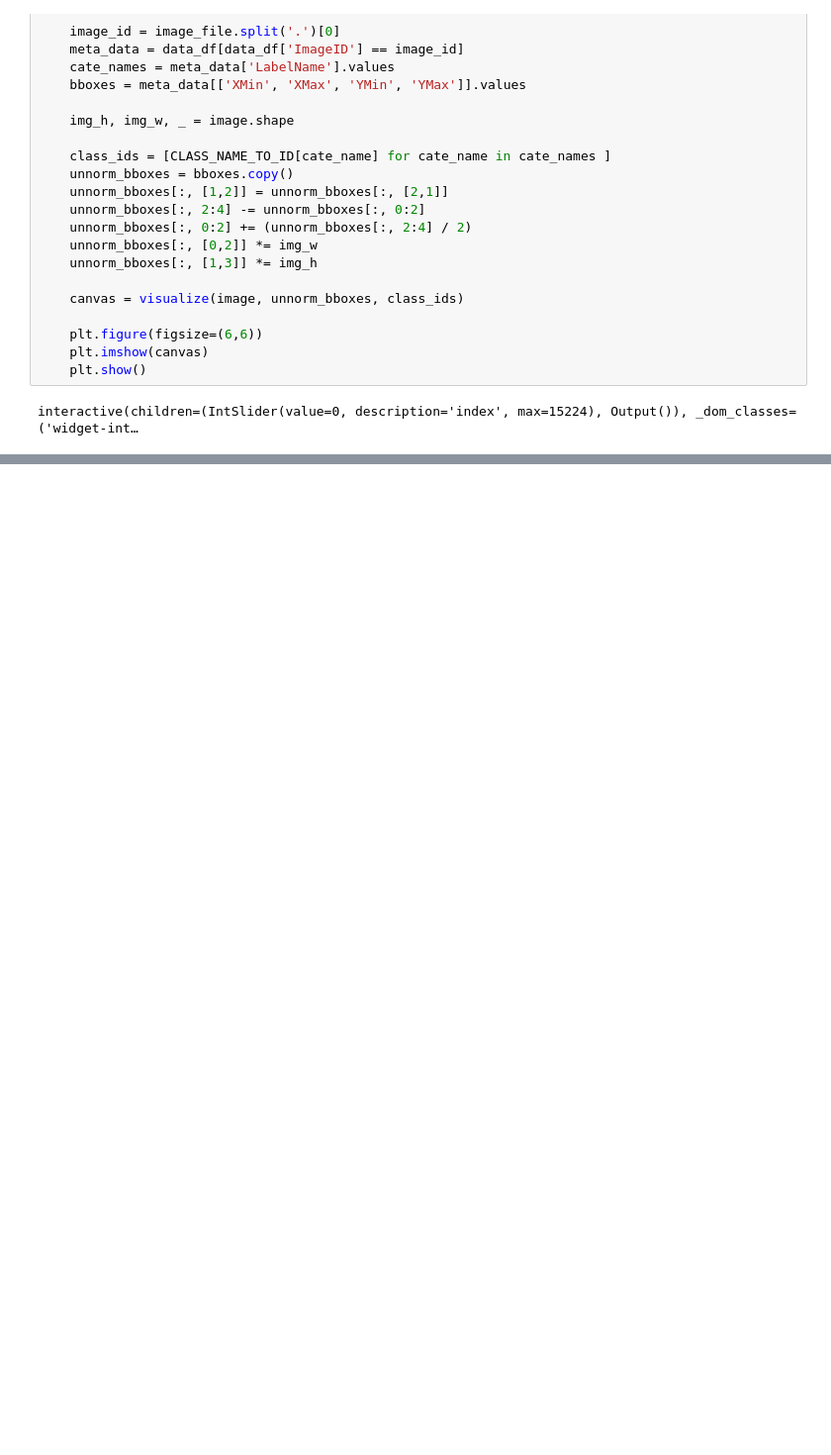
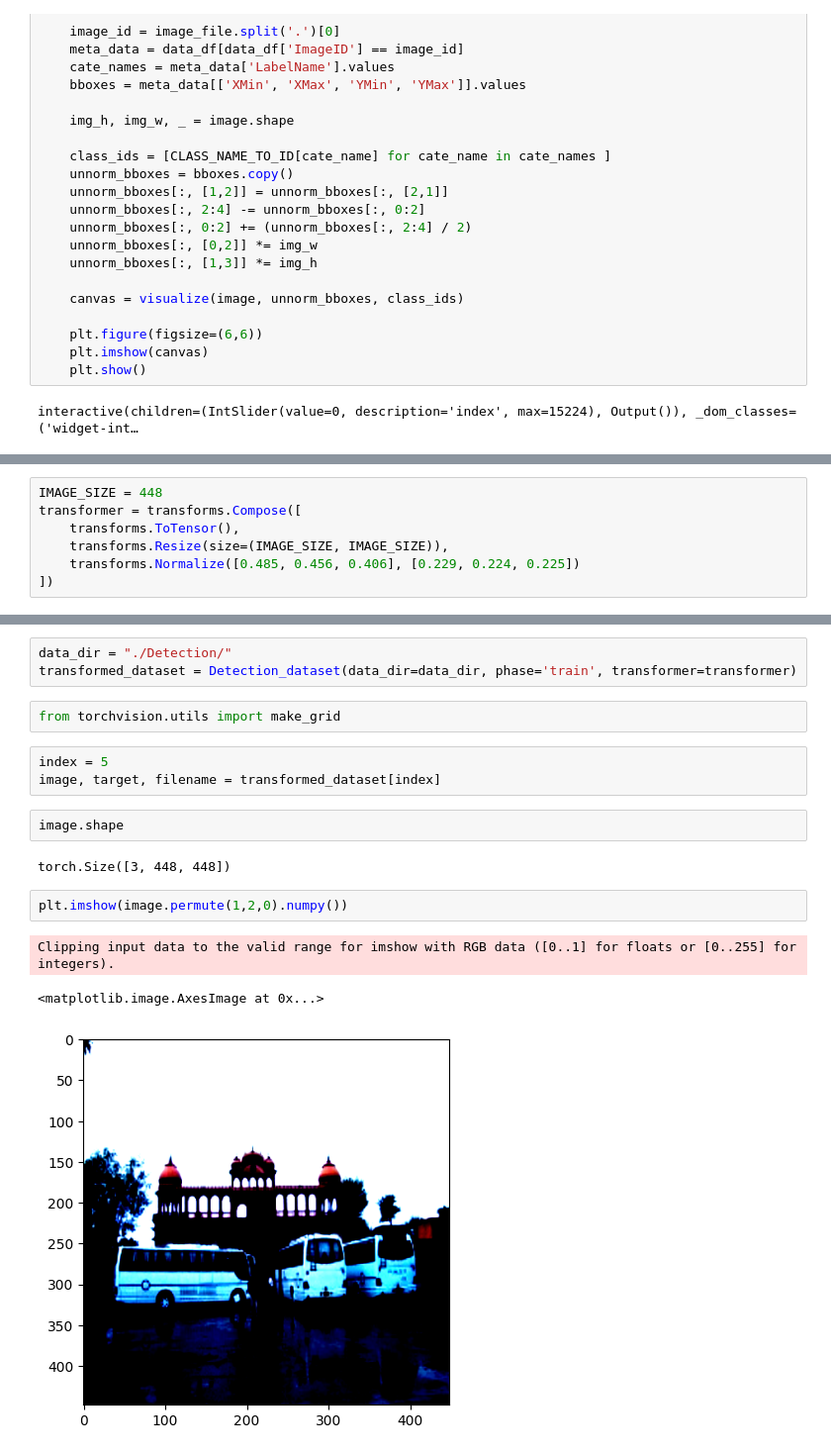
Before and after one commit to jeong1suk/ObjectDetection, a Jupyter notebook: object_detection.ipynb, the cells around one changed output, grey strips where cells are left out. Shown at 99% size. Drawn from its saved outputs; the diff is of its cells as text; blank space fills up the shorter version.

```diff
--- a/object_detection.ipynb
+++ b/object_detection.ipynb
@@ -133,0 +284,7 @@ interactive(children=(IntSlider(value=0, description='index', max=15224), Output
+# %%
+IMAGE_SIZE = 448
+transformer = transforms.Compose([
+    transforms.ToTensor(),
+    transforms.Resize(size=(IMAGE_SIZE, IMAGE_SIZE)),
+    transforms.Normalize([0.485, 0.456, 0.406], [0.229, 0.224, 0.225])
+])
@@ -133,0 +299,18 @@ interactive(children=(IntSlider(value=0, description='index', max=15224), Output
+# %%
+data_dir = "./Detection/"
+transformed_dataset = Detection_dataset(data_dir=data_dir, phase='train', transformer=transformer)
+# %%
+from torchvision.utils import make_grid
+# %%
+index = 5
+image, target, filename = transformed_dataset[index]
+# %%
+image.shape
+# %% [output]
+torch.Size([3, 448, 448])
+# %%
+plt.imshow(image.permute(1,2,0).numpy())
+# %% [output]
+Clipping input data to the valid range for imshow with RGB data ([0..1] for floats or [0..255] for integers).
+<matplotlib.image.AxesImage at 0x...>
+[figure, added]
```
Also changed, not shown: parts of 31 cells of this notebook.
